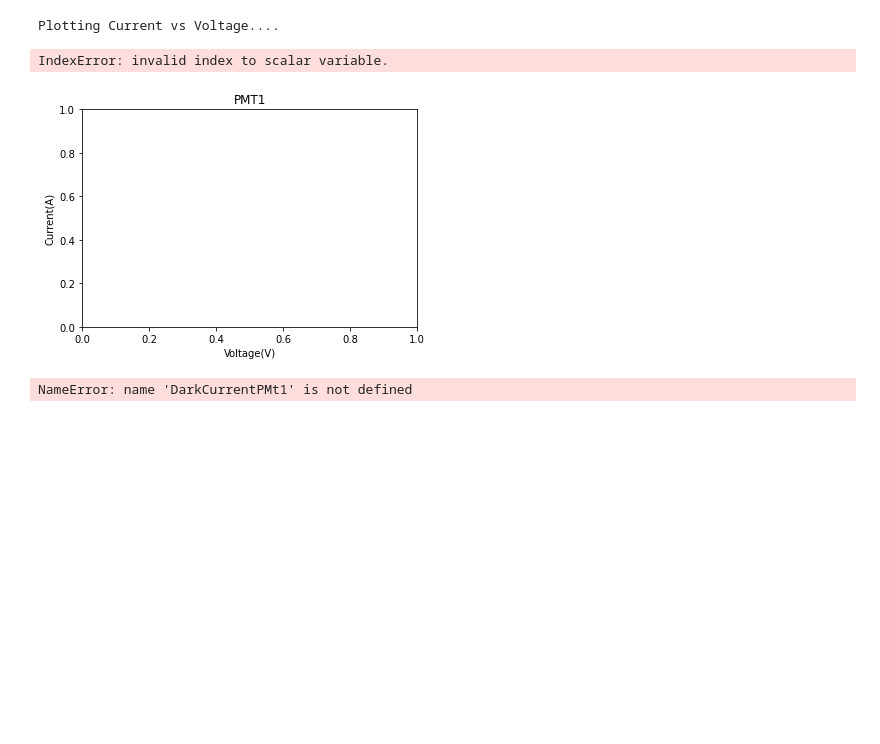
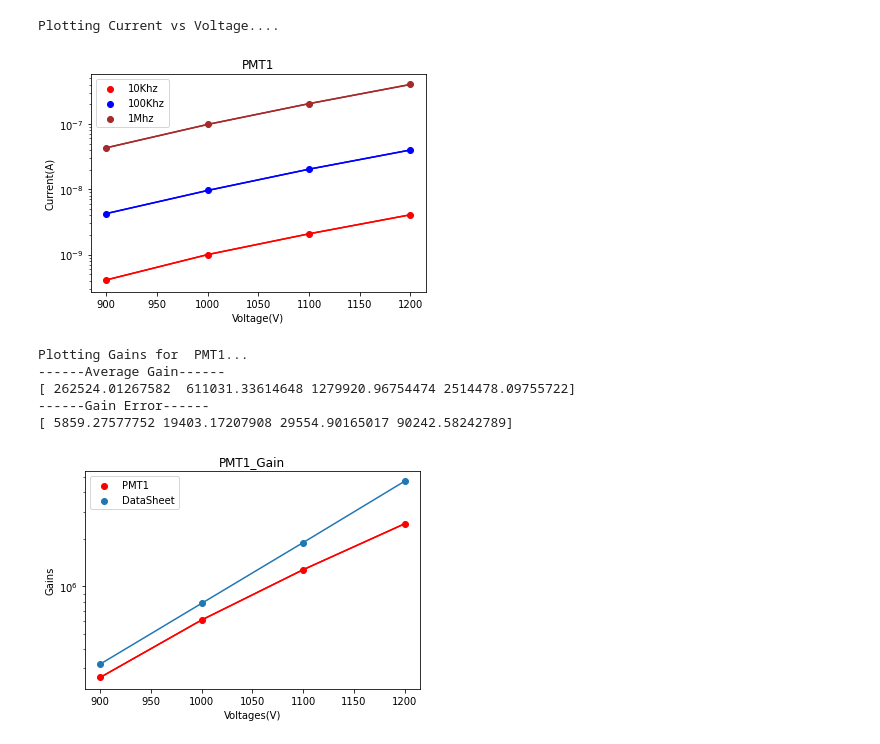
Before and after one commit to ilkerparmaksiz/Analysis, a Jupyter notebook: CRAB/Main/PMT_Characterization/PMT_Gain.ipynb, the cells around one changed output. Saved outputs shown, nothing was run; the diff lists cells and outputs as text; code cells hidden in the pictures; blank space fills up the shorter version.

```diff
--- a/CRAB/Main/PMT_Characterization/PMT_Gain.ipynb
+++ b/CRAB/Main/PMT_Characterization/PMT_Gain.ipynb
@@ -340,15 +373,16 @@ PMT3_Light=GetValues("PMT3/Light",Voltages,"current_time0.txt",SubFolders=Intens
 PMT4_Light=GetValues("PMT4/Light",Voltages,"current_time0.txt",SubFolders=Intensities)
 PMT5_Light=GetValues("PMT5/Light",Voltages,"current_time0.txt",SubFolders=Intensities)
 # %%
-PlotLightCurrents(PMT1_Light,"PMT1",DataSheetGain,PMT1_DarkCounts)
+
+#### Plotting For Gains
+
+gain_PMT1=PlotLightCurrents(PMT1_Light,"PMT1",DataSheetGain,PMT1_DarkCounts)
 # %% [output]
 Plotting Current vs Voltage....
+[figure, new version]
-IndexError: invalid index to scalar variable.
+Plotting Gains for  PMT1...
+------Average Gain------
+[ 262524.01267582  611031.33614648 1279920.96754474 2514478.09755722]
+------Gain Error------
+[ 5859.27577752 19403.17207908 29554.90165017 90242.58242789]
-[figure, old version]
+[figure, added]
-# %%
-### Light Measurement
-Light_PMT1_values=GetValues("with light/tube_withoutteflon",Voltages,"Current Avg Log.txt",Intensities,DarkCurrentPMt1)
-Light_PMT2_values=GetValues("with light/tube_withteflon",Voltages,"Current Avg Log.txt",Intensities,DarkCurrentPMt2)
-Light_PMT3_values=GetValues("Dark_Rate/hamamatsuPMT_R7378A_tube3",Voltages,"Current Avg Log.txt",Intensities,DarkCurrentPMt3)
-# %% [output]
-NameError: name 'DarkCurrentPMt1' is not defined
```
Also changed, not shown: parts of 14 cells of this notebook.
